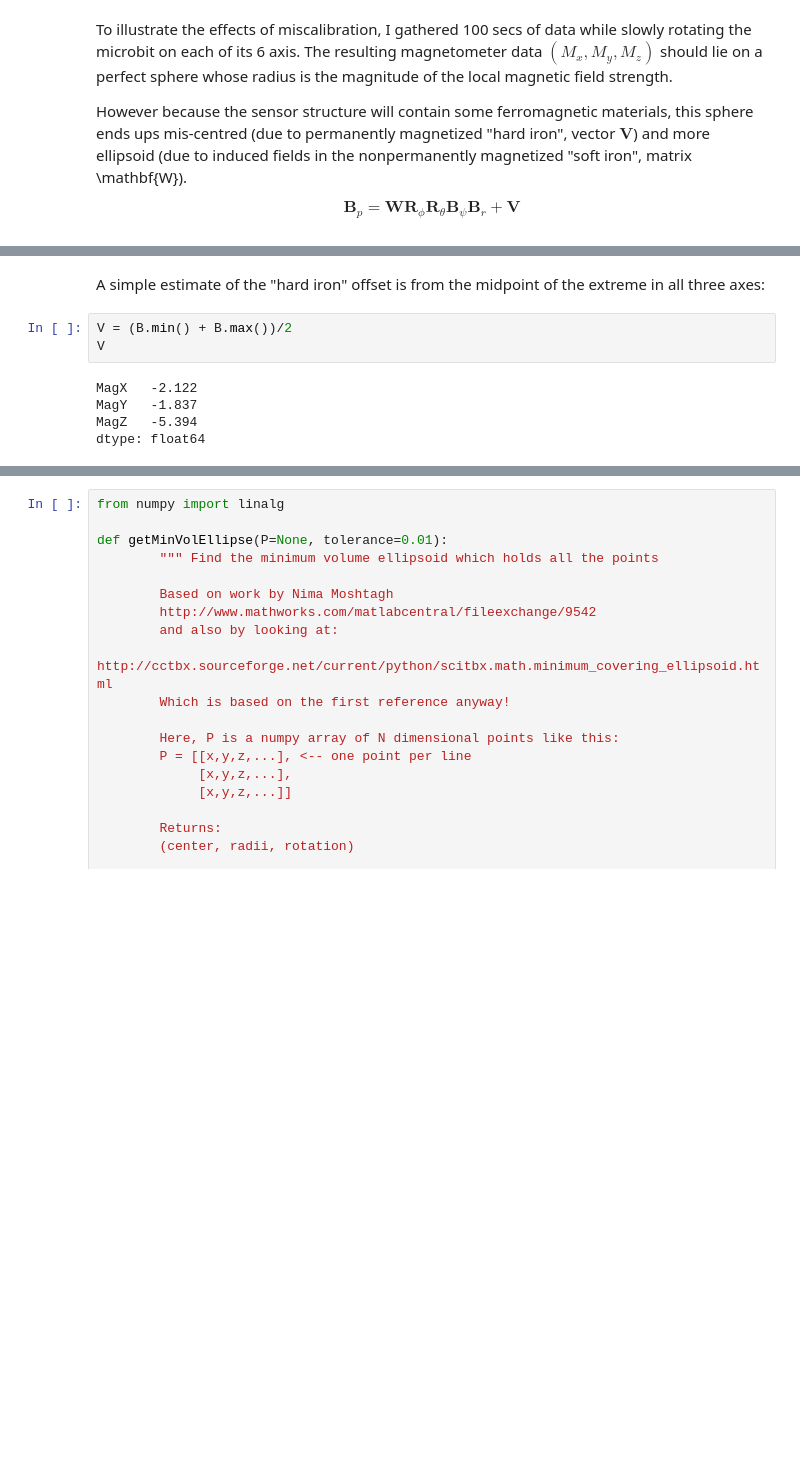
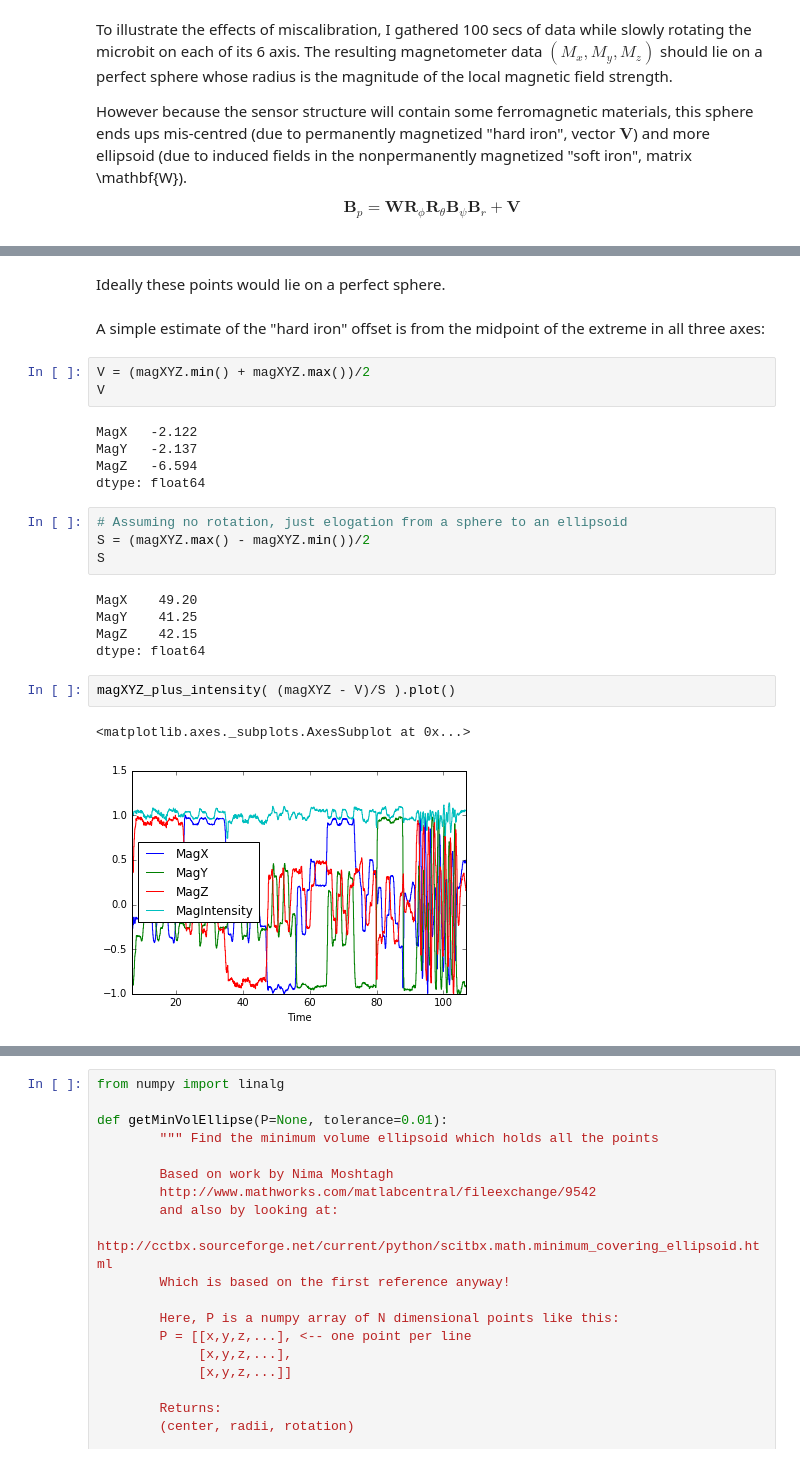
Before and after one commit to stevesimmons/pyconuk-motion-sensor-data-fusion, a Jupyter notebook: example-2-compass.ipynb, the cells around one changed output, grey strips where cells are left out. Cells and saved outputs as stored; diff of their text form; blank space fills up the shorter version.

```diff
--- a/example-2-compass.ipynb
+++ b/example-2-compass.ipynb
@@ -214,12 +200,28 @@ plotDataFrame3D(B)
 # %% [output]
 [figure]
+# %% [markdown]
+Ideally these points would lie on a perfect sphere.
 # %% [markdown]
 A simple estimate of the "hard iron" offset is from the midpoint of the extreme in all three axes:
 # %%
-V = (B.min() + B.max())/2
+V = (magXYZ.min() + magXYZ.max())/2
 V
 # %% [output]
 MagX   -2.122
-MagY   -1.837
-MagZ   -5.394
+MagY   -2.137
+MagZ   -6.594
 dtype: float64
+# %%
+# Assuming no rotation, just elogation from a sphere to an ellipsoid
+S = (magXYZ.max() - magXYZ.min())/2
+S
+# %% [output]
+MagX    49.20
+MagY    41.25
+MagZ    42.15
+dtype: float64
+# %%
+magXYZ_plus_intensity( (magXYZ - V)/S ).plot()
+# %% [output]
+<matplotlib.axes._subplots.AxesSubplot at 0x...>
+[figure, added]
```
Also changed, not shown: parts of 21 cells of this notebook, 1 other file.
